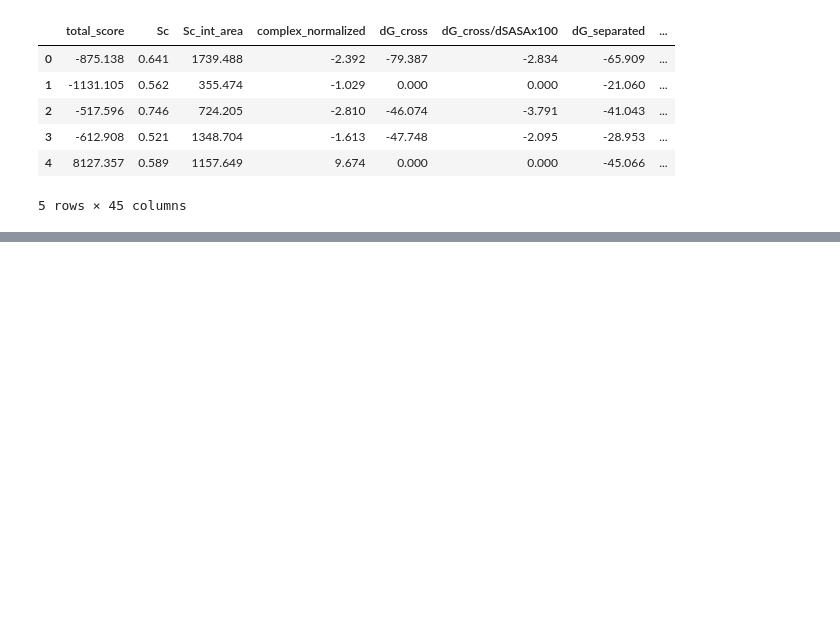
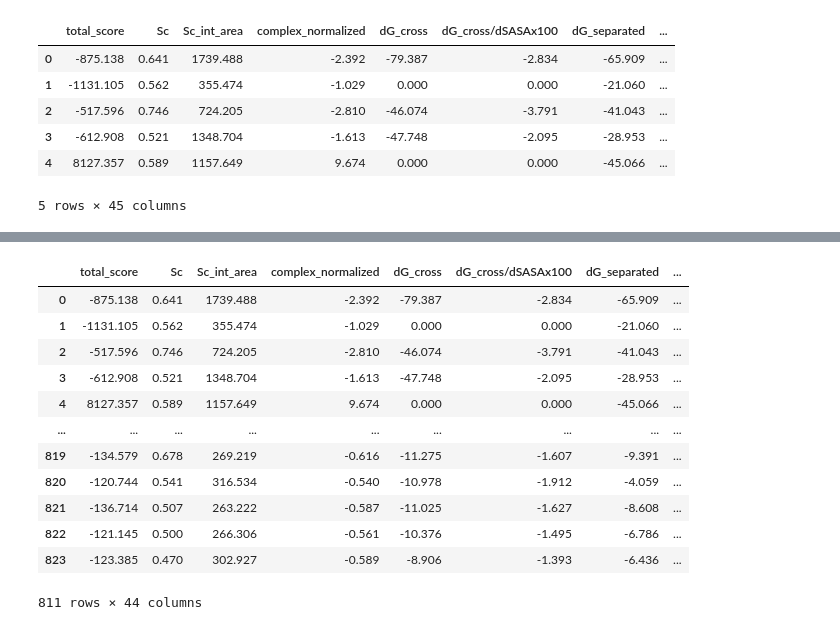
Before and after one commit to jcsn13/PPSUS, a Jupyter notebook: docking/example.ipynb, the cells around one changed output, grey strips where cells are left out. Saved outputs shown, nothing was run; the diff lists cells and outputs as text; code cells hidden in the pictures; blank space fills up the shorter version.

```diff
--- a/docking/example.ipynb
+++ b/docking/example.ipynb
@@ -17,0 +117,17 @@ df.head()
+# %%
+df["description"] = description
+df
+# %% [output]
+|  | total_score | Sc | Sc_int_area | complex_normalized | dG_cross | dG_cross/dSASAx100 | dG_separated | ... |
+| 0 | -875.138 | 0.641 | 1739.488 | -2.392 | -79.387 | -2.834 | -65.909 | ... |
+| 1 | -1131.105 | 0.562 | 355.474 | -1.029 | 0.000 | 0.000 | -21.060 | ... |
+| 2 | -517.596 | 0.746 | 724.205 | -2.810 | -46.074 | -3.791 | -41.043 | ... |
+| 3 | -612.908 | 0.521 | 1348.704 | -1.613 | -47.748 | -2.095 | -28.953 | ... |
+| 4 | 8127.357 | 0.589 | 1157.649 | 9.674 | 0.000 | 0.000 | -45.066 | ... |
+| ... | ... | ... | ... | ... | ... | ... | ... | ... |
+| 819 | -134.579 | 0.678 | 269.219 | -0.616 | -11.275 | -1.607 | -9.391 | ... |
+| 820 | -120.744 | 0.541 | 316.534 | -0.540 | -10.978 | -1.912 | -4.059 | ... |
+| 821 | -136.714 | 0.507 | 263.222 | -0.587 | -11.025 | -1.627 | -8.608 | ... |
+| 822 | -121.145 | 0.500 | 266.306 | -0.561 | -10.376 | -1.495 | -6.786 | ... |
+| 823 | -123.385 | 0.470 | 302.927 | -0.589 | -8.906 | -1.393 | -6.436 | ... |
+811 rows × 44 columns
```
Also changed, not shown: parts of 7 cells of this notebook, 2 other files.
